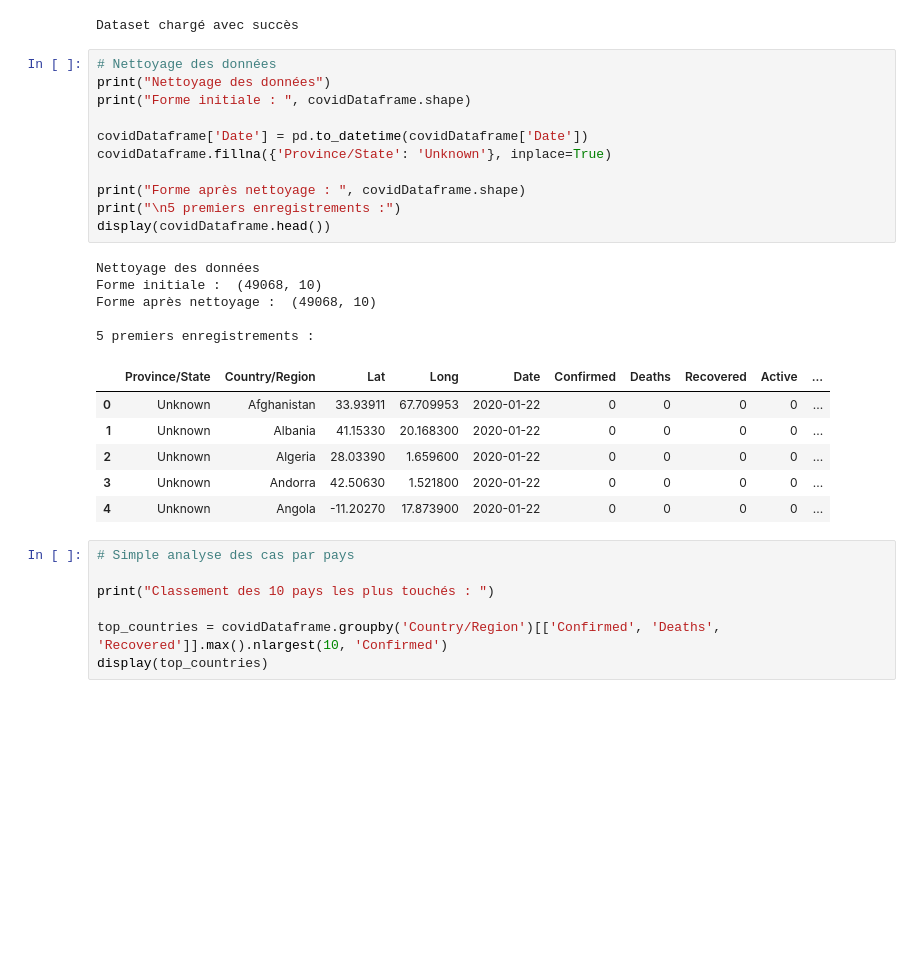
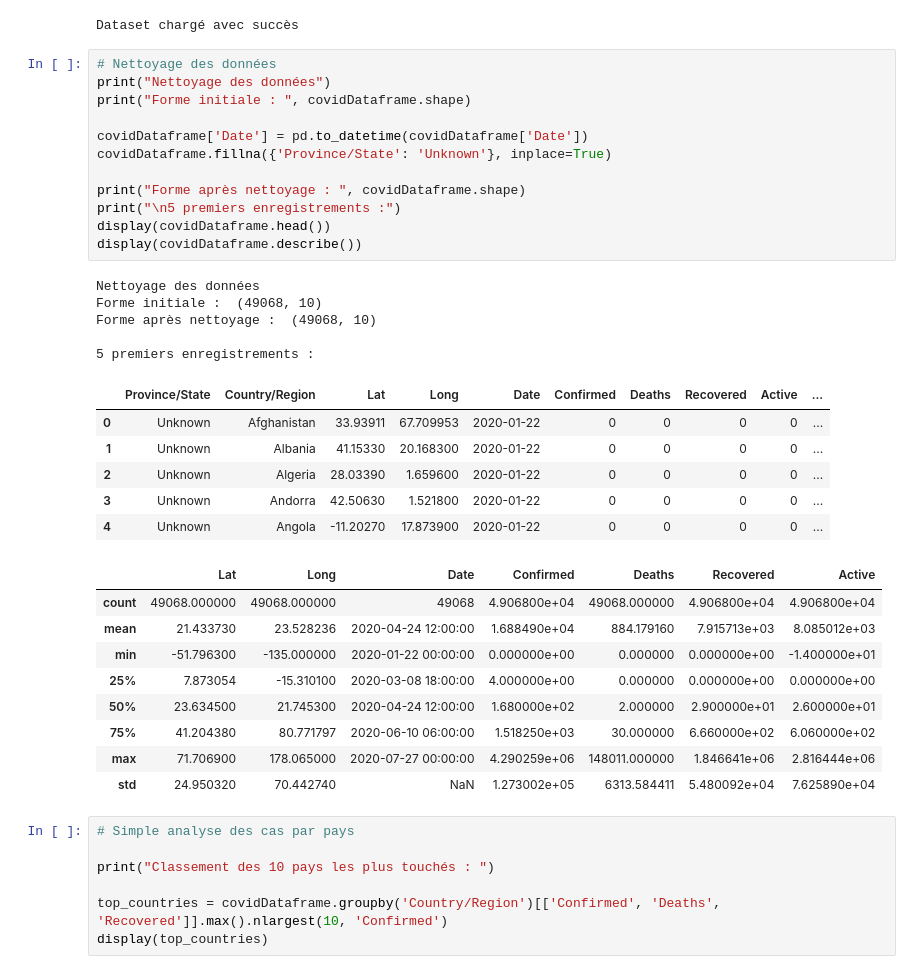
Before and after one commit to Kaboufl/MSPR_ETL, a Jupyter notebook: main.ipynb, the cells around one changed output. Cells and saved outputs as stored; diff of their text form; blank space fills up the shorter version.

```diff
--- a/main.ipynb
+++ b/main.ipynb
@@ -22,26 +22,36 @@ Dataset chargé avec succès
 # %%
 # Nettoyage des données
 print("Nettoyage des données")
 print("Forme initiale : ", covidDataframe.shape)
 
 covidDataframe['Date'] = pd.to_datetime(covidDataframe['Date'])
 covidDataframe.fillna({'Province/State': 'Unknown'}, inplace=True)
 
 print("Forme après nettoyage : ", covidDataframe.shape)
 print("\n5 premiers enregistrements :")
 display(covidDataframe.head())
+display(covidDataframe.describe())
 # %% [output]
 Nettoyage des données
 Forme initiale :  (49068, 10)
 Forme après nettoyage :  (49068, 10)
 
 5 premiers enregistrements :
 |  | Province/State | Country/Region | Lat | Long | Date | Confirmed | Deaths | Recovered | Active | ... |
 | 0 | Unknown | Afghanistan | 33.93911 | 67.709953 | 2020-01-22 | 0 | 0 | 0 | 0 | ... |
 | 1 | Unknown | Albania | 41.15330 | 20.168300 | 2020-01-22 | 0 | 0 | 0 | 0 | ... |
 | 2 | Unknown | Algeria | 28.03390 | 1.659600 | 2020-01-22 | 0 | 0 | 0 | 0 | ... |
 | 3 | Unknown | Andorra | 42.50630 | 1.521800 | 2020-01-22 | 0 | 0 | 0 | 0 | ... |
 | 4 | Unknown | Angola | -11.20270 | 17.873900 | 2020-01-22 | 0 | 0 | 0 | 0 | ... |
+|  | Lat | Long | Date | Confirmed | Deaths | Recovered | Active |
+| count | 49068.000000 | 49068.000000 | 49068 | 4.906800e+04 | 49068.000000 | 4.906800e+04 | 4.906800e+04 |
+| mean | 21.433730 | 23.528236 | 2020-04-24 12:00:00 | 1.688490e+04 | 884.179160 | 7.915713e+03 | 8.085012e+03 |
+| min | -51.796300 | -135.000000 | 2020-01-22 00:00:00 | 0.000000e+00 | 0.000000 | 0.000000e+00 | -1.400000e+01 |
+| 25% | 7.873054 | -15.310100 | 2020-03-08 18:00:00 | 4.000000e+00 | 0.000000 | 0.000000e+00 | 0.000000e+00 |
+| 50% | 23.634500 | 21.745300 | 2020-04-24 12:00:00 | 1.680000e+02 | 2.000000 | 2.900000e+01 | 2.600000e+01 |
+| 75% | 41.204380 | 80.771797 | 2020-06-10 06:00:00 | 1.518250e+03 | 30.000000 | 6.660000e+02 | 6.060000e+02 |
+| max | 71.706900 | 178.065000 | 2020-07-27 00:00:00 | 4.290259e+06 | 148011.000000 | 1.846641e+06 | 2.816444e+06 |
+| std | 24.950320 | 70.442740 | NaN | 1.273002e+05 | 6313.584411 | 5.480092e+04 | 7.625890e+04 |
 # %%
 # Simple analyse des cas par pays
 
```
Also changed, not shown: parts of 2 cells of this notebook.
